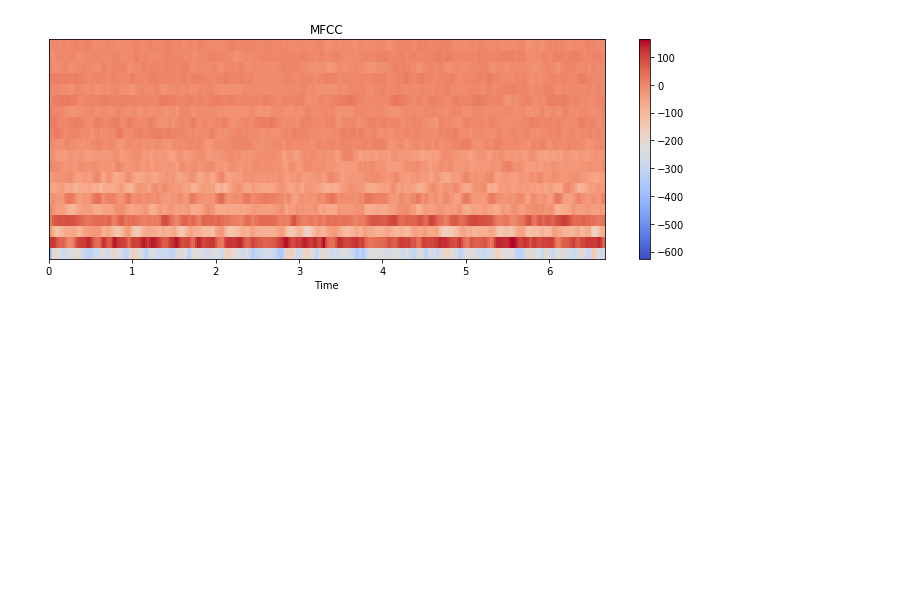
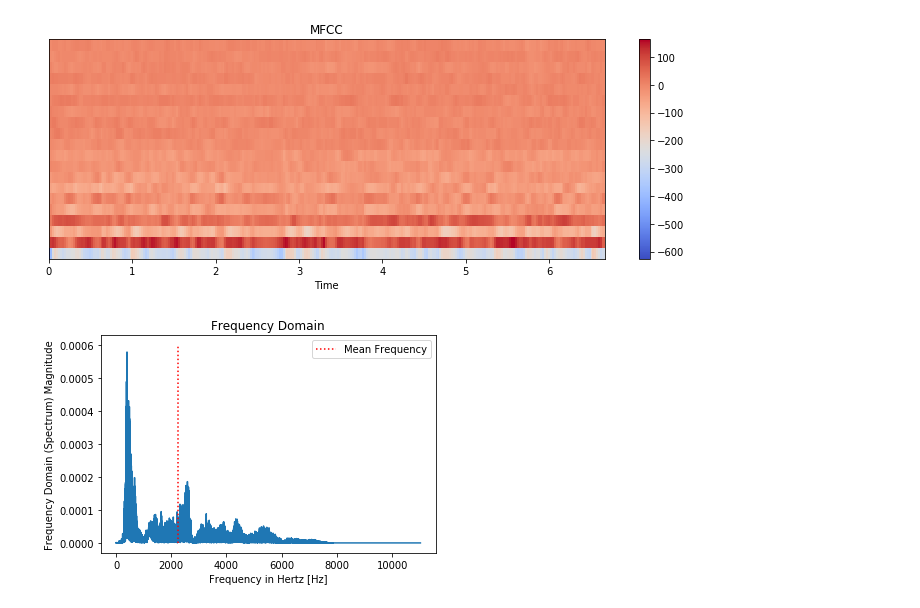
Before and after one commit to alieldinramadan/Project-Week-8-Final-Project, a Jupyter notebook: Voice Gender Recognition using Machine Learning/code/Audio processing - Recorded voices.ipynb, the cells around one changed output. Saved outputs shown, nothing was run; the diff lists cells and outputs as text; code cells hidden in the pictures; blank space fills up the shorter version.

Commit message:
Generated an extra plot for the presentation

```diff
--- a/Voice Gender Recognition using Machine Learning/code/Audio processing - Recorded voices.ipynb
+++ b/Voice Gender Recognition using Machine Learning/code/Audio processing - Recorded voices.ipynb
@@ -182,3 +182,23 @@ plt.show()
 # %% [output]
 [figure]
 [figure]
+# %%
+audio, sampling_rate = lr.load(audio_files[5])
+time = np.arange(0, len(audio)) / sampling_rate
+
+frequency_spectrum = np.abs(np.fft.rfft(audio))
+frequency = np.fft.rfftfreq(len(audio), d=1 / sampling_rate)
+frequency_spectrum = np.abs(frequency_spectrum)
+amplitude = frequency_spectrum / frequency_spectrum.sum()
+
+plt.plot(frequency, amplitude)
+plt.title('Frequency Domain')
+plt.xlabel('Frequency in Hertz [Hz]')
+plt.ylabel('Frequency Domain (Spectrum) Magnitude')
+plt.plot([2253, 2253], [0, 0.0006], ':r', label="Mean Frequency")
+plt.legend()
+plt.plot(figsize=(15,5))
+
+plt.show()
+# %% [output]
+[figure, added]
```
Also changed, not shown: 1 other file.
